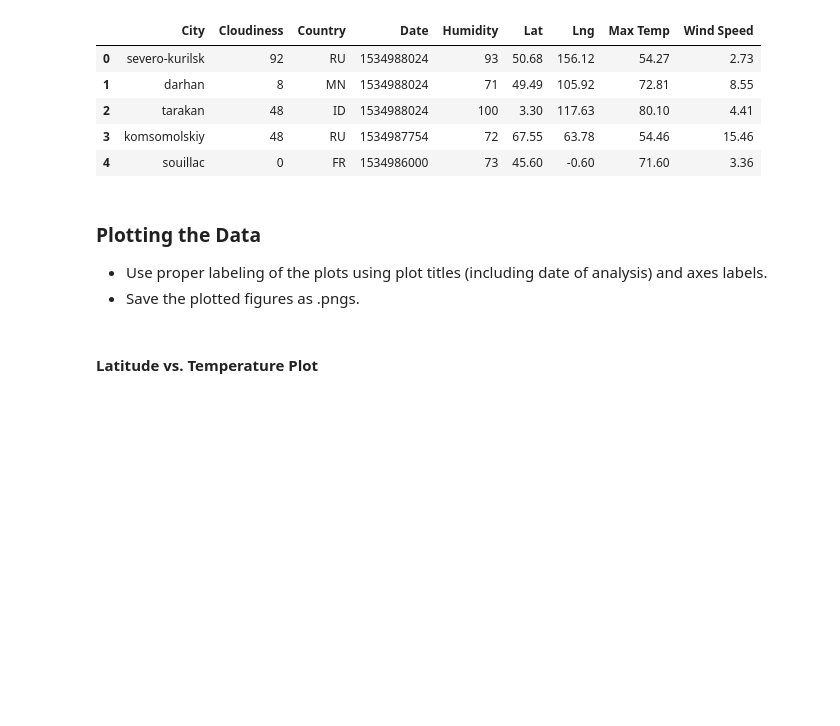
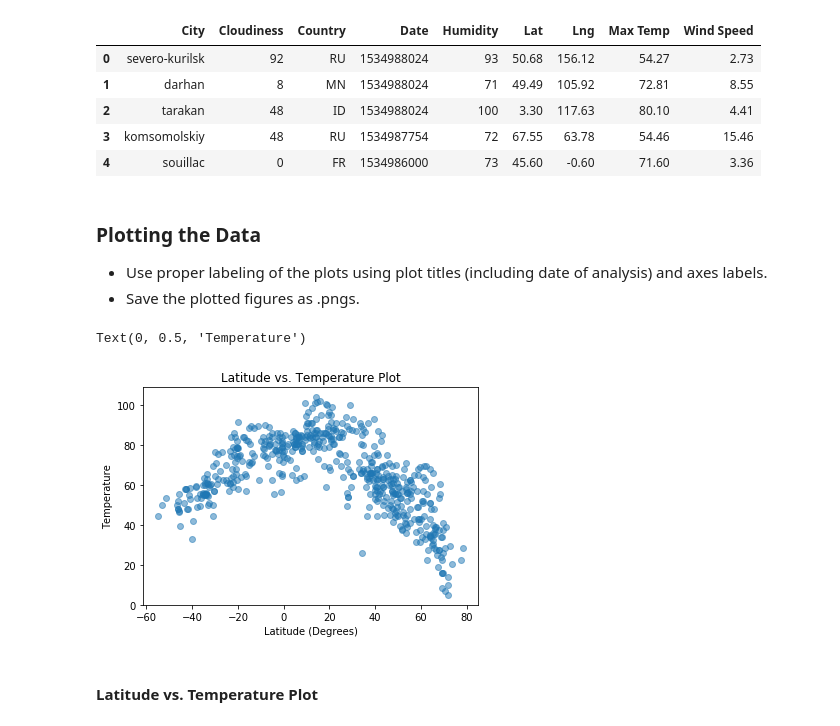
Before and after one commit to Bcliffwm/python-api-challenge, a Jupyter notebook: starter_code/WeatherPy.ipynb, the cells around one changed output. Drawn from its saved outputs; the diff is of its cells as text; code cells hidden in the pictures; blank space fills up the shorter version.

Commit message:
Created Scatter plt for temp and latitude

```diff
--- a/starter_code/WeatherPy.ipynb
+++ b/starter_code/WeatherPy.ipynb
@@ -122,6 +122,21 @@ weather_df
 ### Plotting the Data
 * Use proper labeling of the plots using plot titles (including date of analysis) and axes labels.
 * Save the plotted figures as .pngs.
+# %%
+# Creating scatter plot for lat v. temp
+# Making variables for easier coding
+latitude= weather_df["Lat"]
+temperature= weather_df["Max Temp"]
+
+#print(latitude)
+#print(temperature)
+lat_temp_plot = plt.scatter(latitude, temperature, edgecolorsalpha = .5)
+plt.title("Latitude vs. Temperature Plot")
+plt.xlabel("Latitude (Degrees)")
+plt.ylabel("Temperature")
+# %% [output]
+Text(0, 0.5, 'Temperature')
+[figure, added]
 # %% [markdown]
 #### Latitude vs. Temperature Plot
 # %%
```
